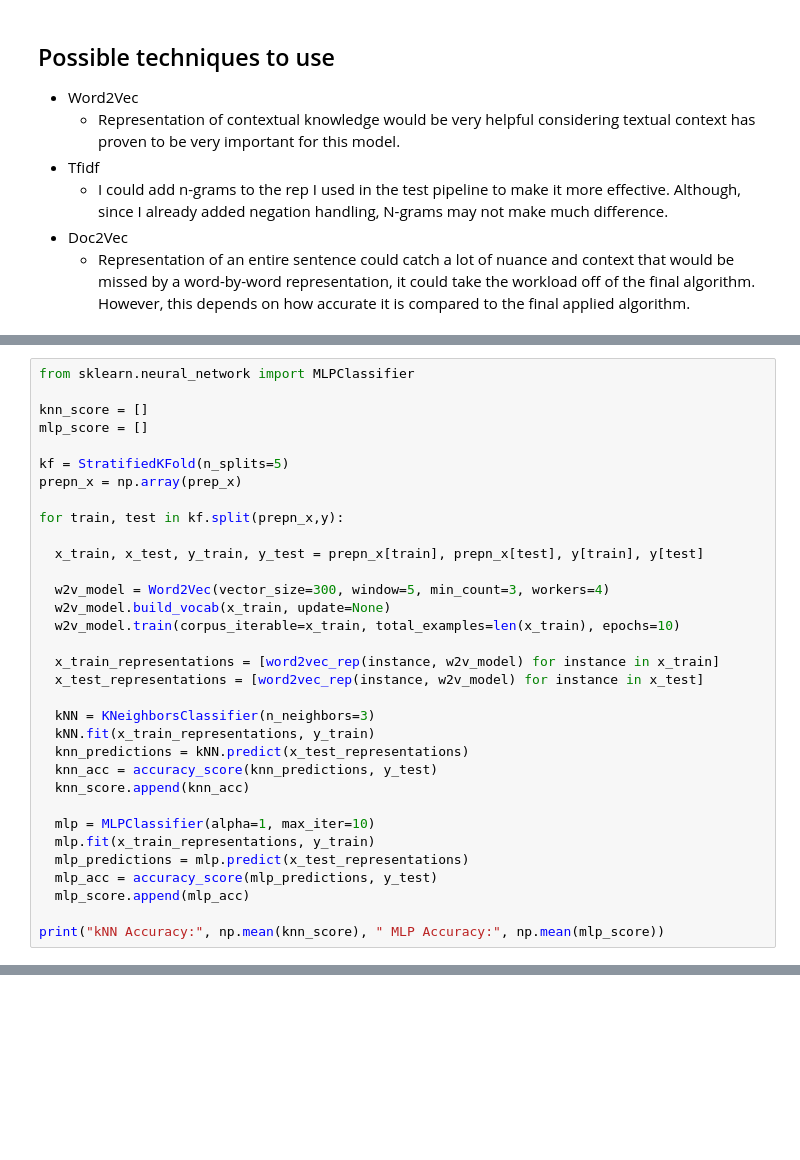
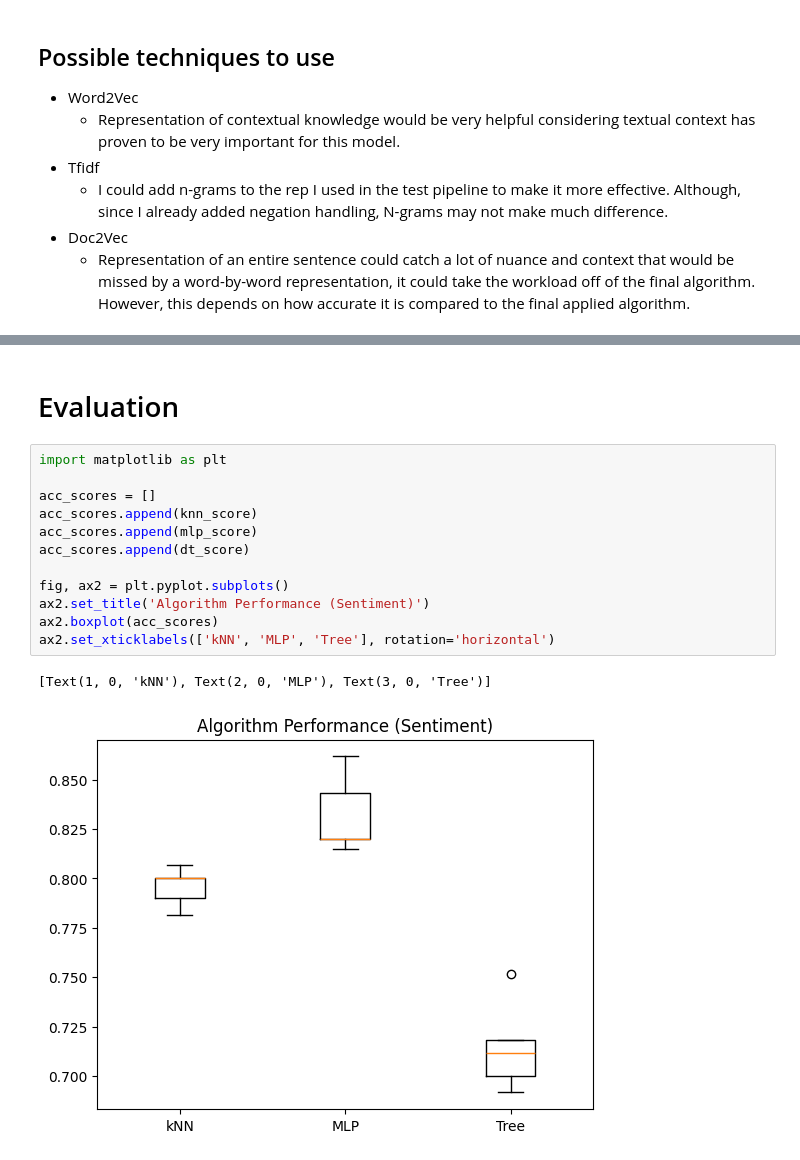
Before and after one commit to ryane-jon/Natural-Language-Processing-Coursework, a Jupyter notebook: NLP_Coursework.ipynb, the cells around one changed output, grey strips where cells are left out. Cells and saved outputs as stored; diff of their text form; blank space fills up the shorter version.

```diff
--- a/NLP_Coursework.ipynb
+++ b/NLP_Coursework.ipynb
@@ -348,33 +348,0 @@ def word2vec_rep(sentence, w2v_model):
-# %%
-from sklearn.neural_network import MLPClassifier
-
-knn_score = []
-mlp_score = []
-
-kf = StratifiedKFold(n_splits=5)
-prepn_x = np.array(prep_x)
-
-for train, test in kf.split(prepn_x,y):
-
-  x_train, x_test, y_train, y_test = prepn_x[train], prepn_x[test], y[train], y[test]
-
-  w2v_model = Word2Vec(vector_size=300, window=5, min_count=3, workers=4)
-  w2v_model.build_vocab(x_train, update=None)
-  w2v_model.train(corpus_iterable=x_train, total_examples=len(x_train), epochs=10)
-
-  x_train_representations = [word2vec_rep(instance, w2v_model) for instance in x_train]
-  x_test_representations = [word2vec_rep(instance, w2v_model) for instance in x_test]
-
-  kNN = KNeighborsClassifier(n_neighbors=3)
-  kNN.fit(x_train_representations, y_train)
-  knn_predictions = kNN.predict(x_test_representations)
-  knn_acc = accuracy_score(knn_predictions, y_test)
-  knn_score.append(knn_acc)
-
-  mlp = MLPClassifier(alpha=1, max_iter=10)
-  mlp.fit(x_train_representations, y_train)
-  mlp_predictions = mlp.predict(x_test_representations)
-  mlp_acc = accuracy_score(mlp_predictions, y_test)
-  mlp_score.append(mlp_acc)
-
-print("kNN Accuracy:", np.mean(knn_score), " MLP Accuracy:", np.mean(mlp_score))
@@ -387,0 +450,17 @@ kNN Accuracy: 0.578  MLP Accuracy: 0.6066666666666667
+# %% [markdown]
+# Evaluation
+# %%
+import matplotlib as plt
+
+acc_scores = []
+acc_scores.append(knn_score)
+acc_scores.append(mlp_score)
+acc_scores.append(dt_score)
+
+fig, ax2 = plt.pyplot.subplots()
+ax2.set_title('Algorithm Performance (Sentiment)')
+ax2.boxplot(acc_scores)
+ax2.set_xticklabels(['kNN', 'MLP', 'Tree'], rotation='horizontal')
+# %% [output]
+[Text(1, 0, 'kNN'), Text(2, 0, 'MLP'), Text(3, 0, 'Tree')]
+[figure, added]
```
Also changed, not shown: parts of 16 cells of this notebook.
